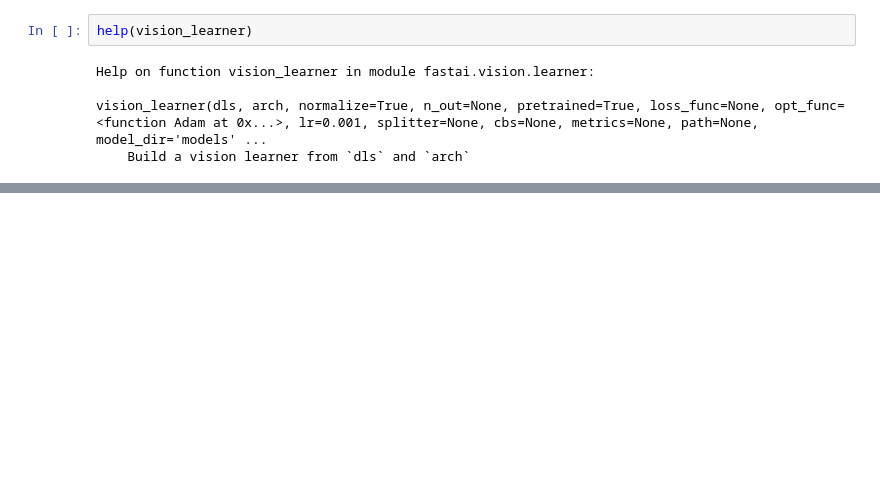
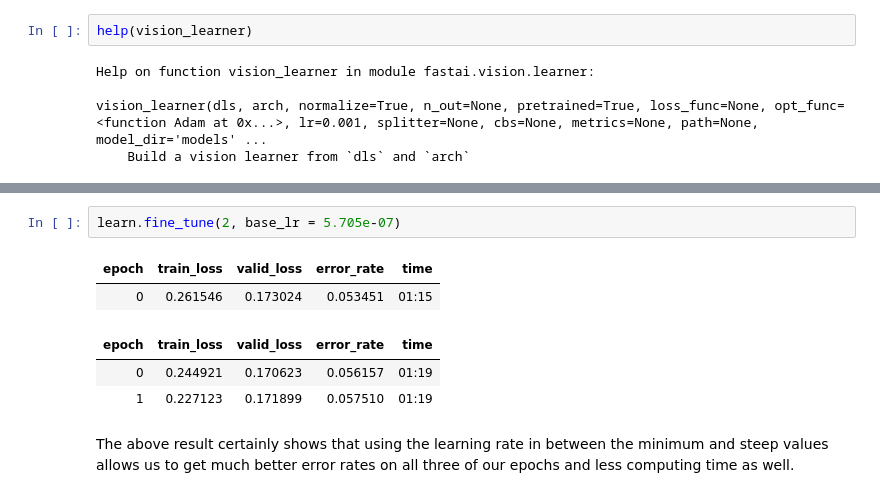
Before and after one commit to sajalsaini/Flower-Species-Prediction, a Jupyter notebook: Pet_Breeds_Classification_Playground.ipynb, the cells around one changed output, grey strips where cells are left out. Cells and saved outputs as stored; diff of their text form; blank space fills up the shorter version.

```diff
--- a/Pet_Breeds_Classification_Playground.ipynb
+++ b/Pet_Breeds_Classification_Playground.ipynb
@@ -112,0 +140,10 @@ interp.plot_top_losses(25, nrows = 5)
+# %%
+learn.fine_tune(2, base_lr = 5.705e-07)
+# %% [output]
+| epoch | train_loss | valid_loss | error_rate | time |
+| 0 | 0.261546 | 0.173024 | 0.053451 | 01:15 |
+| epoch | train_loss | valid_loss | error_rate | time |
+| 0 | 0.244921 | 0.170623 | 0.056157 | 01:19 |
+| 1 | 0.227123 | 0.171899 | 0.057510 | 01:19 |
+# %% [markdown]
+The above result certainly shows that using the learning rate in between the minimum and steep values allows us to get much better error rates on all three of our epochs and less computing time as well.
```
Also changed, not shown: parts of 16 cells of this notebook.
